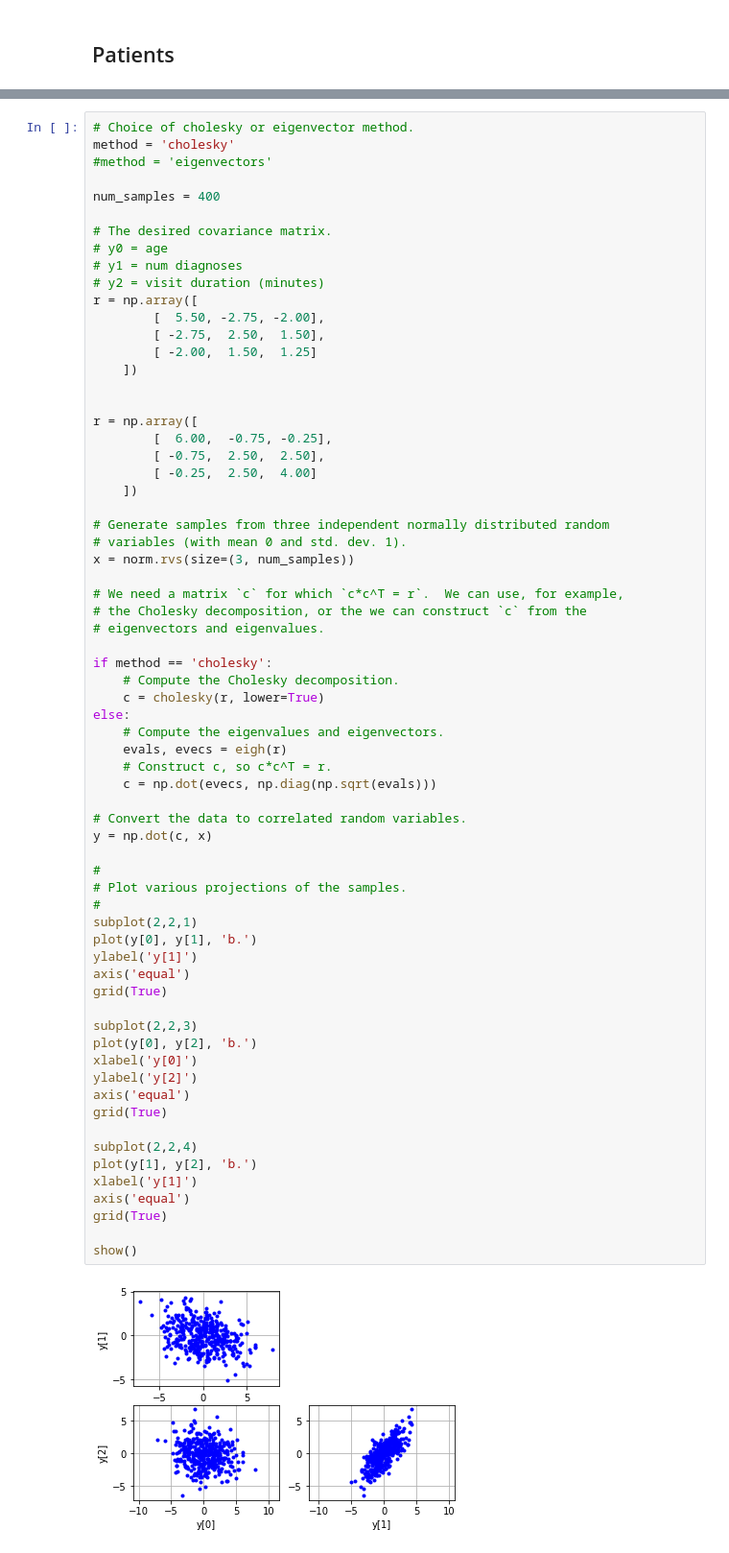
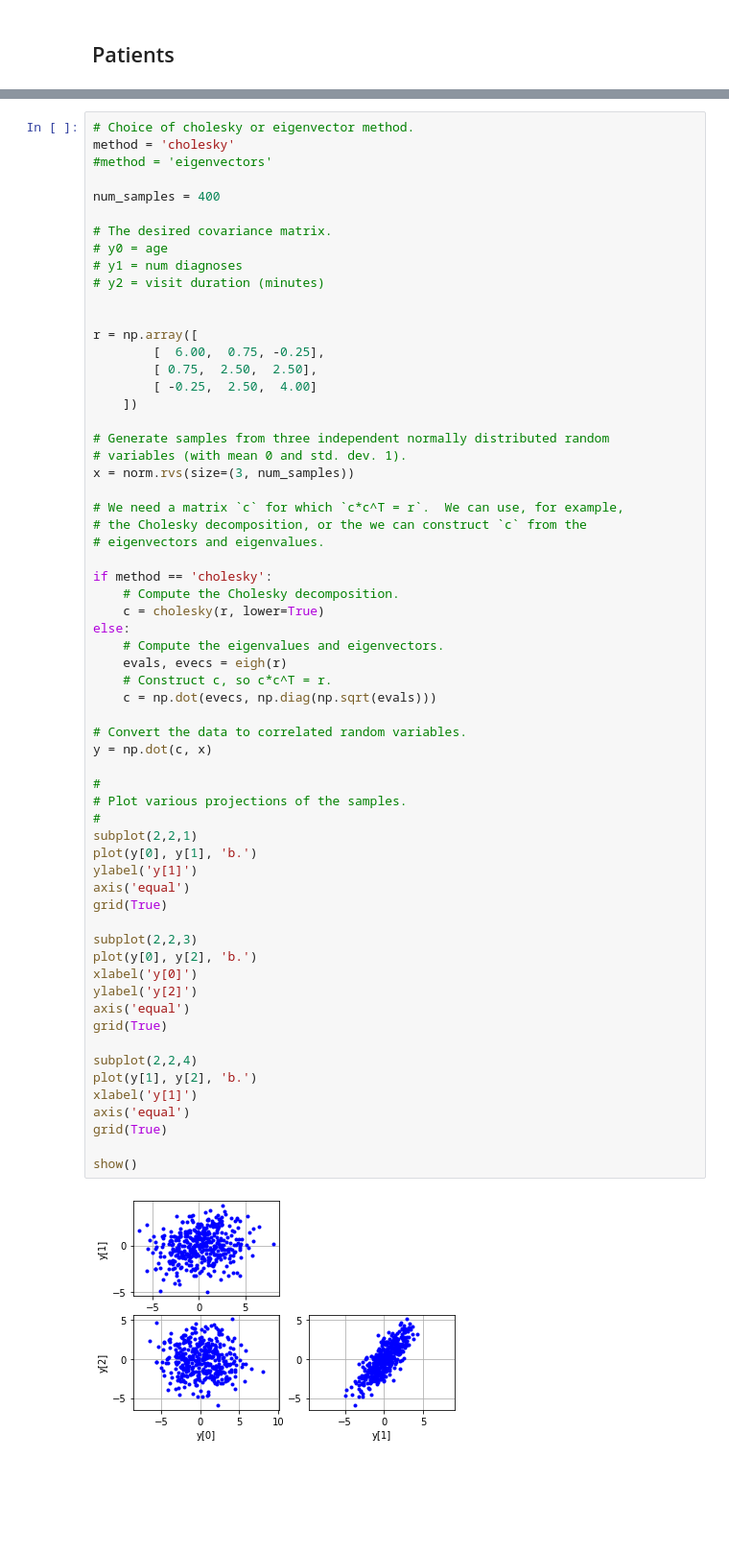
Before and after one commit to pmccaffrey6/introduction-to-healthcare-informatics, a Jupyter notebook: create-project-tables/create_project_tables.ipynb, the cells around one changed output, grey strips where cells are left out. Shown at 96% size. Drawn from its saved outputs; the diff is of its cells as text; blank space fills up the shorter version.

```diff
--- a/create-project-tables/create_project_tables.ipynb
+++ b/create-project-tables/create_project_tables.ipynb
@@ -25,16 +27,11 @@ num_samples = 400
 # y0 = age
 # y1 = num diagnoses
 # y2 = visit duration (minutes)
-r = np.array([
-        [  5.50, -2.75, -2.00],
-        [ -2.75,  2.50,  1.50],
-        [ -2.00,  1.50,  1.25]
-    ])
 
 
 r = np.array([
-        [  6.00,  -0.75, -0.25],
-        [ -0.75,  2.50,  2.50],
+        [  6.00,  0.75, -0.25],
+        [ 0.75,  2.50,  2.50],
         [ -0.25,  2.50,  4.00]
     ])
 
@@ -55,34 +52,34 @@ else:
     # Construct c, so c*c^T = r.
     c = np.dot(evecs, np.diag(np.sqrt(evals)))
 
 # Convert the data to correlated random variables.
 y = np.dot(c, x)
 
 #
 # Plot various projections of the samples.
 #
 subplot(2,2,1)
 plot(y[0], y[1], 'b.')
 ylabel('y[1]')
 axis('equal')
 grid(True)
 
 subplot(2,2,3)
 plot(y[0], y[2], 'b.')
 xlabel('y[0]')
 ylabel('y[2]')
 axis('equal')
 grid(True)
 
 subplot(2,2,4)
 plot(y[1], y[2], 'b.')
 xlabel('y[1]')
 axis('equal')
 grid(True)
 
 show()
 # %% [output]
-[figure, old version]
+[figure, new version]
 # %%
 # y0 = age
 # y1 = num diagnoses
```
Also changed, not shown: parts of 14 cells of this notebook.
